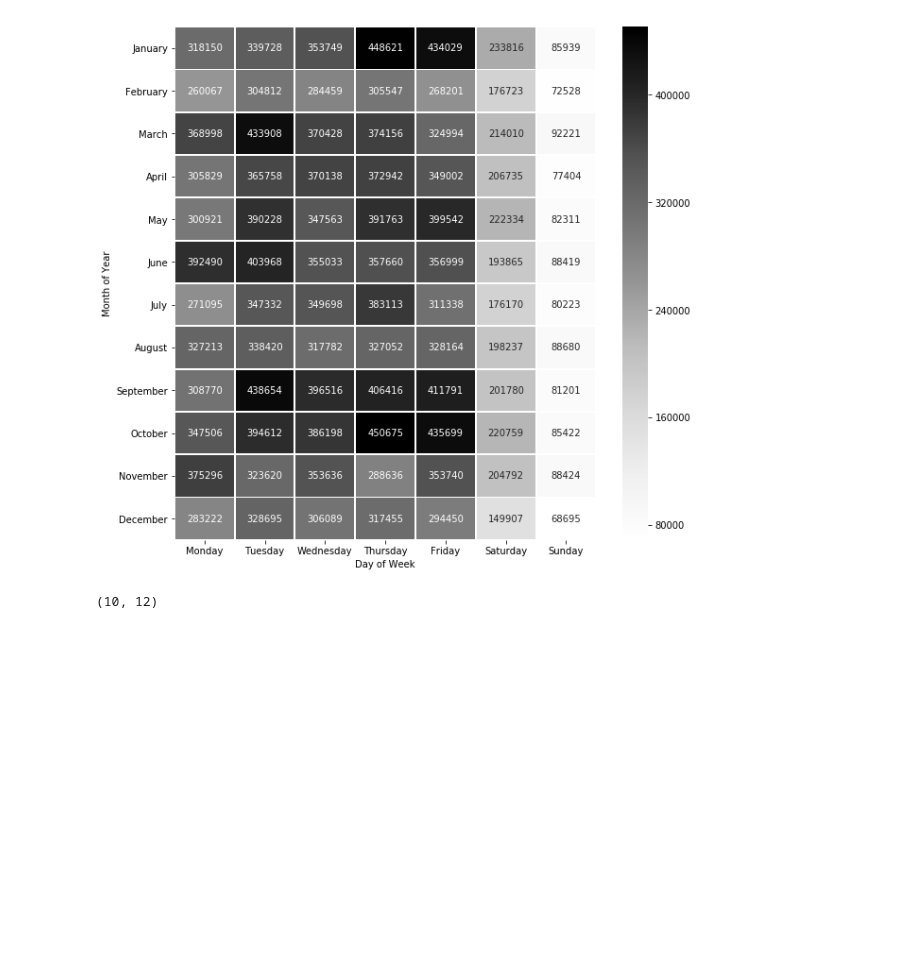
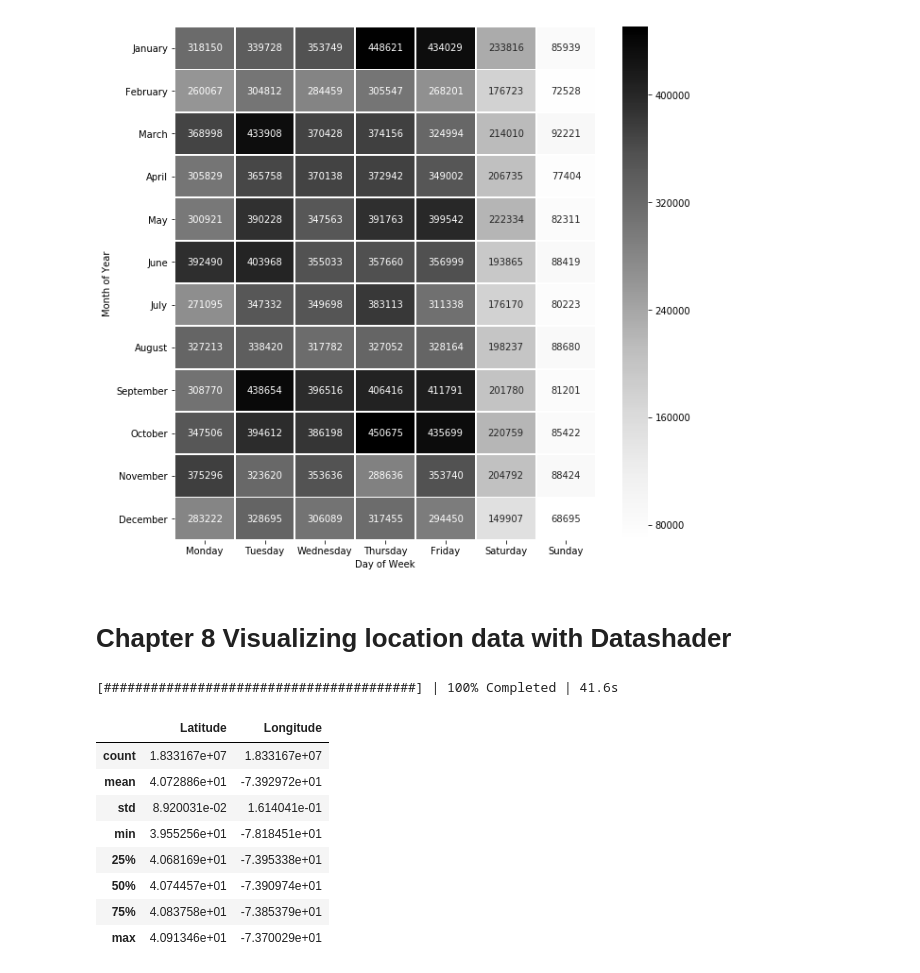
Before and after one commit to sunchengyi/Dask, a Jupyter notebook: nyc-parking-tickets_dask.ipynb, the cells around one changed output. Saved outputs shown, nothing was run; the diff lists cells and outputs as text; code cells hidden in the pictures; blank space fills up the shorter version.

Commit message:
Listing 8.2 Creating a Canvas object.

```diff
--- a/nyc-parking-tickets_dask.ipynb
+++ b/nyc-parking-tickets_dask.ipynb
@@ -1186,4 +1191,23 @@ uniform_data = np.random.rand(10, 12)
-# %%
-uniform_data.shape
-# %% [output]
-(10, 12)
+# %% [markdown]
+# Chapter 8 Visualizing location data with Datashader
+# %%
+# Listing 8.1 Loading in the data
+nyc311_geo_data = dd.read_csv('311_Service_Requests_from_2010_to_Present.csv',
+                              usecols=['Latitude','Longitude'])
+# %%
+with ProgressBar():
+    nyc311_describe = nyc311_geo_data.describe().compute()
+# %% [output]
+[########################################] | 100% Completed | 41.6s
+# %%
+nyc311_describe
+# %% [output]
+|  | Latitude | Longitude |
+| count | 1.833167e+07 | 1.833167e+07 |
+| mean | 4.072886e+01 | -7.392972e+01 |
+| std | 8.920031e-02 | 1.614041e-01 |
+| min | 3.955256e+01 | -7.818451e+01 |
+| 25% | 4.068169e+01 | -7.395338e+01 |
+| 50% | 4.074457e+01 | -7.390974e+01 |
+| 75% | 4.083758e+01 | -7.385379e+01 |
+| max | 4.091346e+01 | -7.370029e+01 |
```
Also changed, not shown: parts of 3 cells of this notebook.
